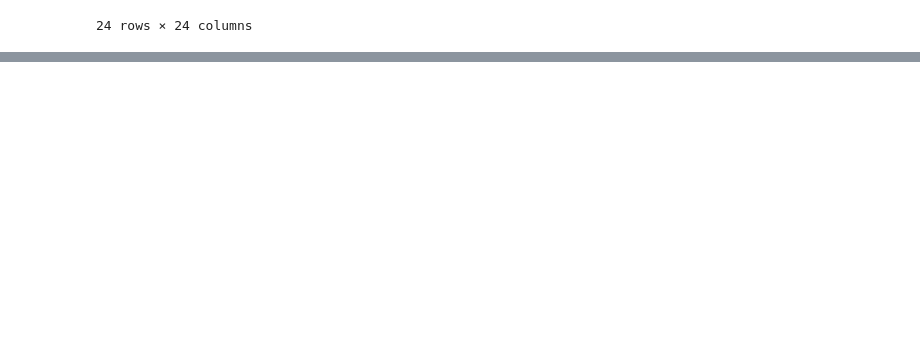
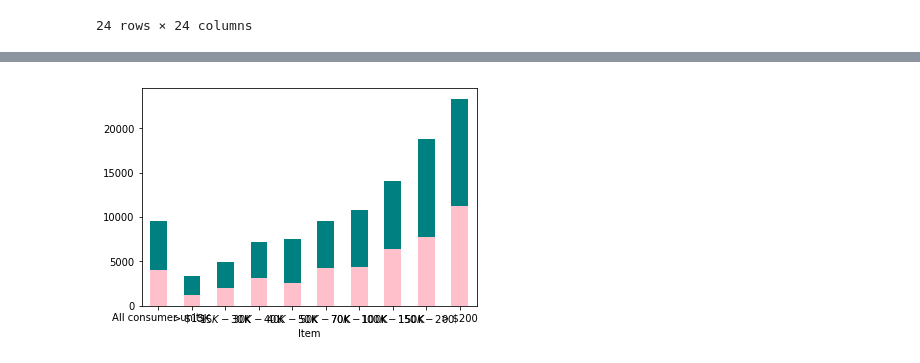
Before and after one commit to Hira63S/DS-Unit-1-Sprint-5-Data-Storytelling-Blog-Post, a Jupyter notebook: DS_Project_1_Income_dataset.ipynb, the cells around one changed output, grey strips where cells are left out. Drawn from its saved outputs; the diff is of its cells as text; code cells hidden in the pictures; blank space fills up the shorter version.

```diff
--- a/DS_Project_1_Income_dataset.ipynb
+++ b/DS_Project_1_Income_dataset.ipynb
@@ -147,0 +220,12 @@ expenses[['Item', 'Reading']].plot.bar()
+# %%
+vehicle['Vehicle Purchases'] = vehicle['Vehicle Purchases'].str.replace(',', '')
+# %%
+vehicle['Cars & Trucks, New'] = vehicle['Cars & Trucks, New'].str.replace(',', '')
+vehicle['Cars & Trucks, Used'] = vehicle['Cars & Trucks, Used'].str.replace(',', '')
+vehicle['Gasoline'] = vehicle['Gasoline'].str.replace(',', '')
+vehicle['Other expenses'] = vehicle['Other expenses'].str.replace(',', '')
+#vehicle['Vehicle Finance Charges'] = vehicle['Vehicle Finance Charges'].str.replace(',', '')
+vehicle['Maintenance & Repair'] = vehicle['Maintenance & Repair'].str.replace(',', '')
+vehicle['Vehicle Insurance'] = vehicle['Vehicle Insurance'].str.replace(',', '')
+vehicle['Rental, Lease'] = vehicle['Rental, Lease'].str.replace(',', '')
+vehicle['Public Transportation'] = vehicle['Public Transportation'].str.replace(',', '')
@@ -147,0 +257,2 @@ expenses[['Item', 'Reading']].plot.bar()
+# %%
+vehicle.set_index('Item', inplace = True)
@@ -147,0 +310,2 @@ expenses[['Item', 'Reading']].plot.bar()
+# %%
+vehicle = vehicle.astype(str).astype(int)
@@ -147,0 +344,6 @@ expenses[['Item', 'Reading']].plot.bar()
+# %%
+plot = vehicle['Vehicle'].plot.bar(color = 'Teal')
+plot2 = vehicle['Vehicle Purchases'].plot.bar(color = 'Pink')
+plot.tick_params(labelrotation=0)
+# %% [output]
+[figure, added]
```
Also changed, not shown: parts of 21 cells of this notebook.
